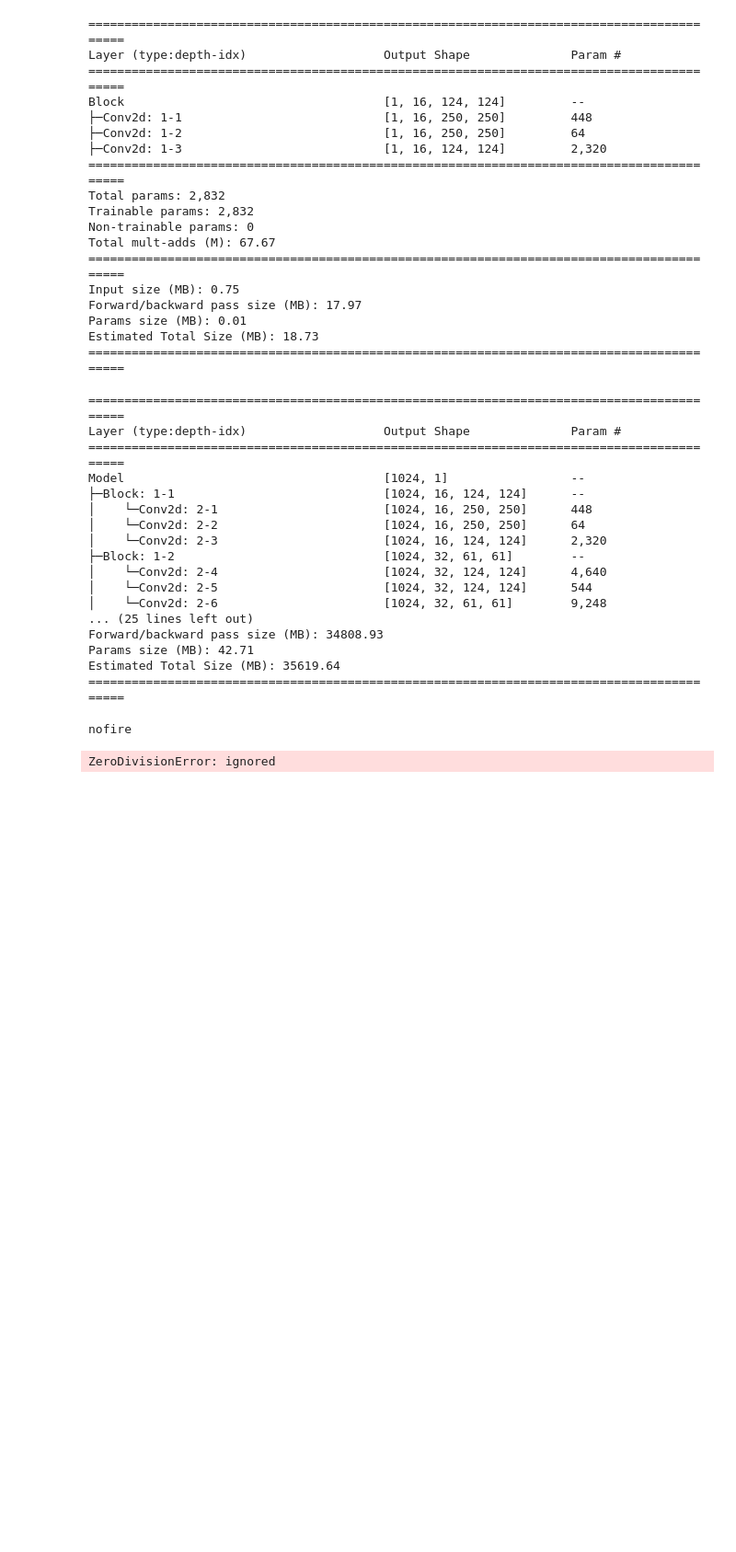
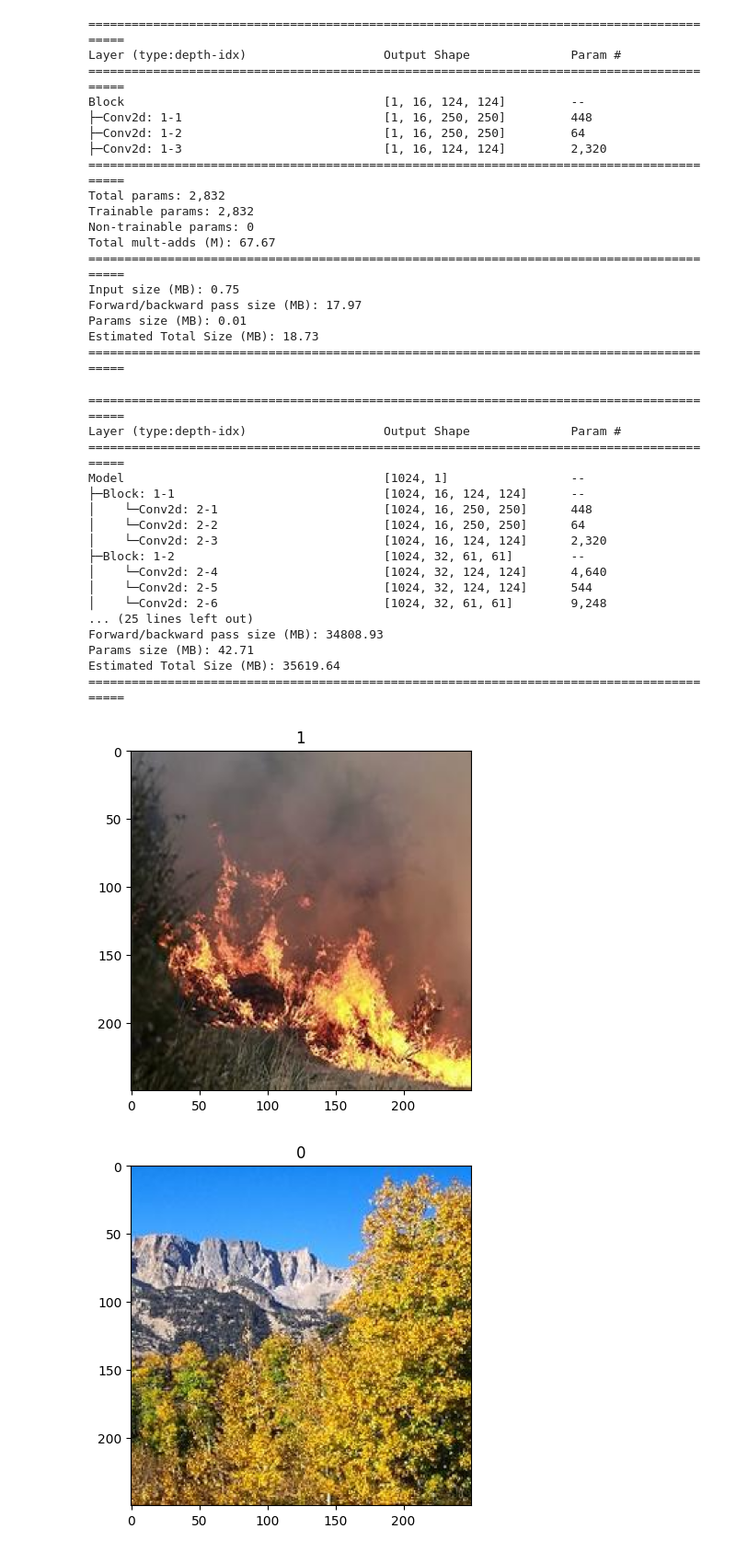
Before and after one commit to weathon/wild-fire, a Jupyter notebook: WildFire_detection.ipynb, the cells around one changed output. Shown at 92% size. Drawn from its saved outputs; the diff is of its cells as text; code cells hidden in the pictures; blank space fills up the shorter version.

Commit message:
Fixed color

```diff
--- a/WildFire_detection.ipynb
+++ b/WildFire_detection.ipynb
@@ -88,14 +88,28 @@ Forward/backward pass size (MB): 34808.93
 Params size (MB): 42.71
 Estimated Total Size (MB): 35619.64
 ==========================================================================================
-# %%
-images = []
-tags = []
-
-import cv2, os
-for i in os.listdir("/content/forest_fire/Training and Validation"):
-  print(i)
-  5/0
-# %% [output]
-nofire
-ZeroDivisionError: ignored
+# %%
+images = []
+tags = []
+
+import cv2, os
+for i in os.listdir("/content/forest_fire/Training and Validation/fire"):
+  # https://stackoverflow.com/questions/50963283/imshow-doesnt-need-convert-from-bgr-to-rgb
+  images.append(cv2.cvtColor(cv2.imread("/content/forest_fire/Training and Validation/fire/"+i), cv2.COLOR_BGR2RGB))
+  tags.append(1)
+
+for i in os.listdir("/content/forest_fire/Training and Validation/nofire"):
+  images.append(cv2.cvtColor(cv2.imread("/content/forest_fire/Training and Validation/nofire/"+i), cv2.COLOR_BGR2RGB))
+  tags.append(0)
+# %%
+import pylab
+pylab.imshow(images[0])
+pylab.title(tags[0])
+pylab.show()
+
+pylab.imshow(images[-1])
+pylab.title(tags[-1])
+pylab.show()
+# %% [output]
+[figure, added]
+[figure, added]
```
